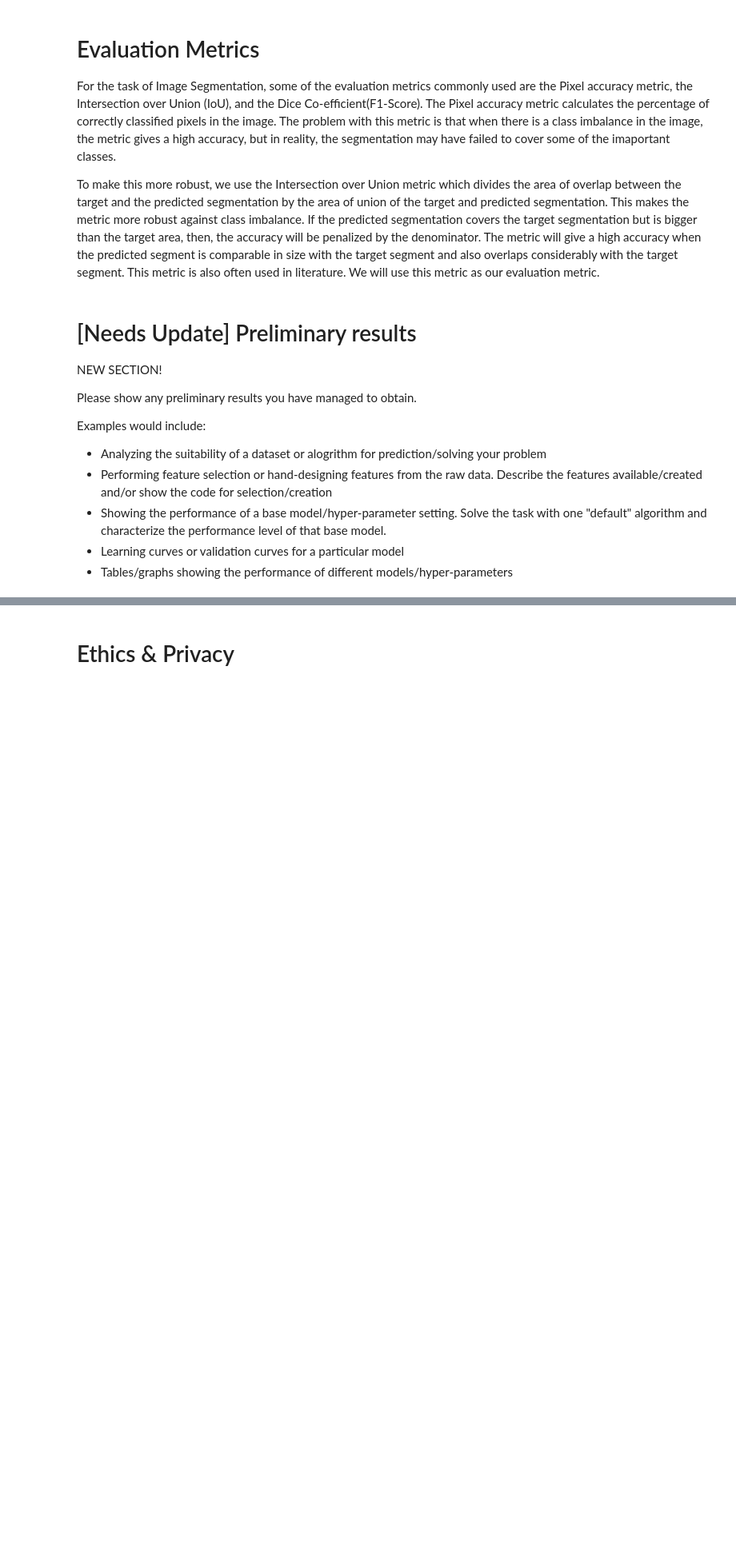
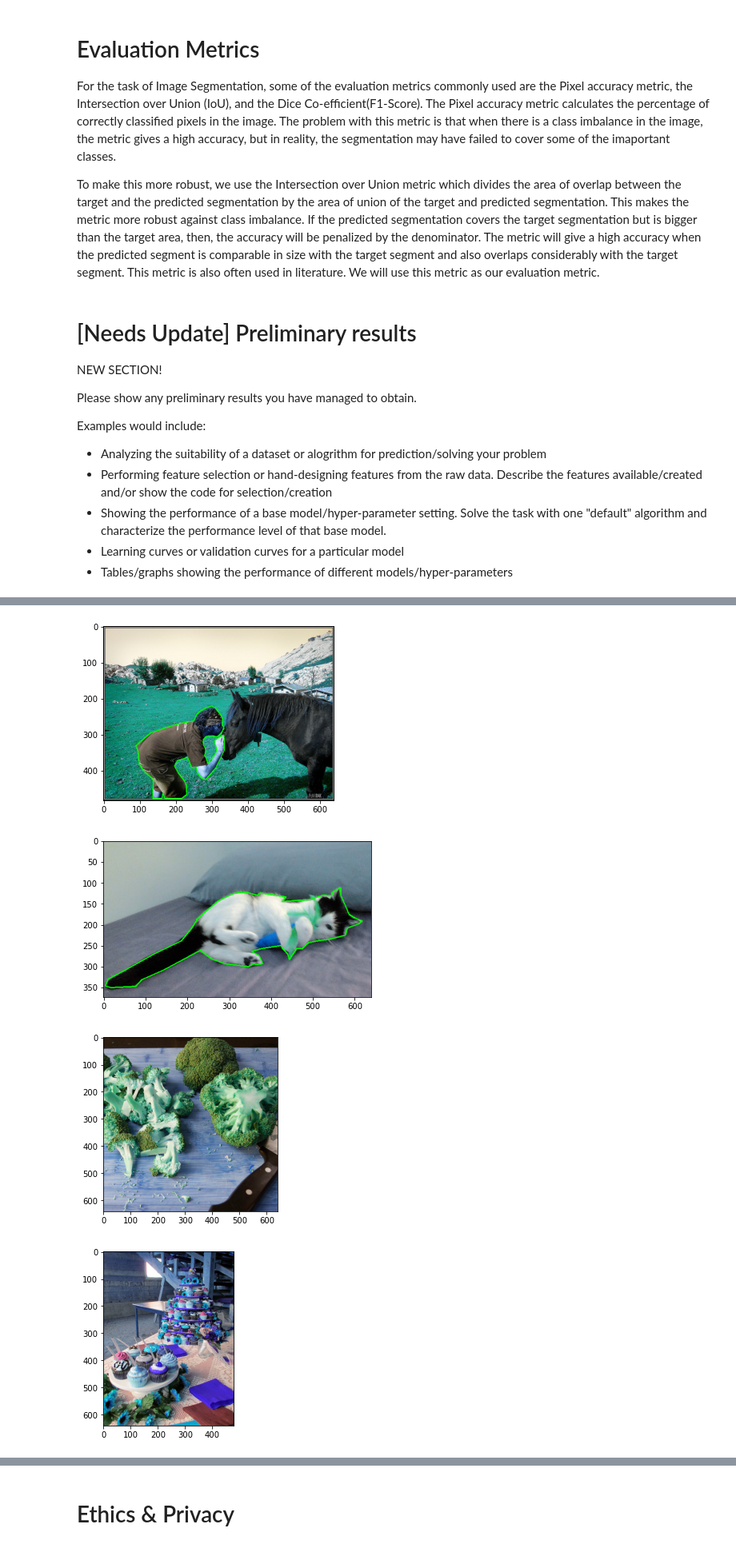
Before and after one commit to COGS118A/Group048-Sp22, a Jupyter notebook: Checkpoint_group048.ipynb, the cells around one changed output, grey strips where cells are left out. Shown at 80% size. Saved outputs shown, nothing was run; the diff lists cells and outputs as text; code cells hidden in the pictures; blank space fills up the shorter version.

```diff
--- a/Checkpoint_group048.ipynb
+++ b/Checkpoint_group048.ipynb
@@ -70,0 +137,24 @@ Examples would include:
+# %%
+indices = np.random.choice(range(len(my_imgs)), 5)
+for index in indices:
+    img_id = my_imgs[index]
+    file_name = my_coco.loadImgs(img_id)[0]['file_name']
+    ann_ids = my_coco.getAnnIds([img_id])
+    annotations = my_coco.loadAnns(ann_ids)
+
+    img_path = os.path.join(image_folder, file_name)
+    image = cv2.imread(img_path)
+
+    for ann in annotations:
+        if ann['category_id'] in cat_ids:
+            segs = np.array(ann['segmentation'][0]).reshape(-1, 2).astype(int)
+            for i in range(1, segs.shape[0]):
+                cv2.line(image, segs[i-1], segs[i], (0, 255, 0), 2)
+            cv2.line(image, segs[-1], segs[0], (0, 255, 0), 2)
+    plt.imshow(image)
+    plt.show()
+# %% [output]
+[figure, added]
+[figure, added]
+[figure, added]
+[figure, added]
```
Also changed, not shown: parts of 16 cells of this notebook.
